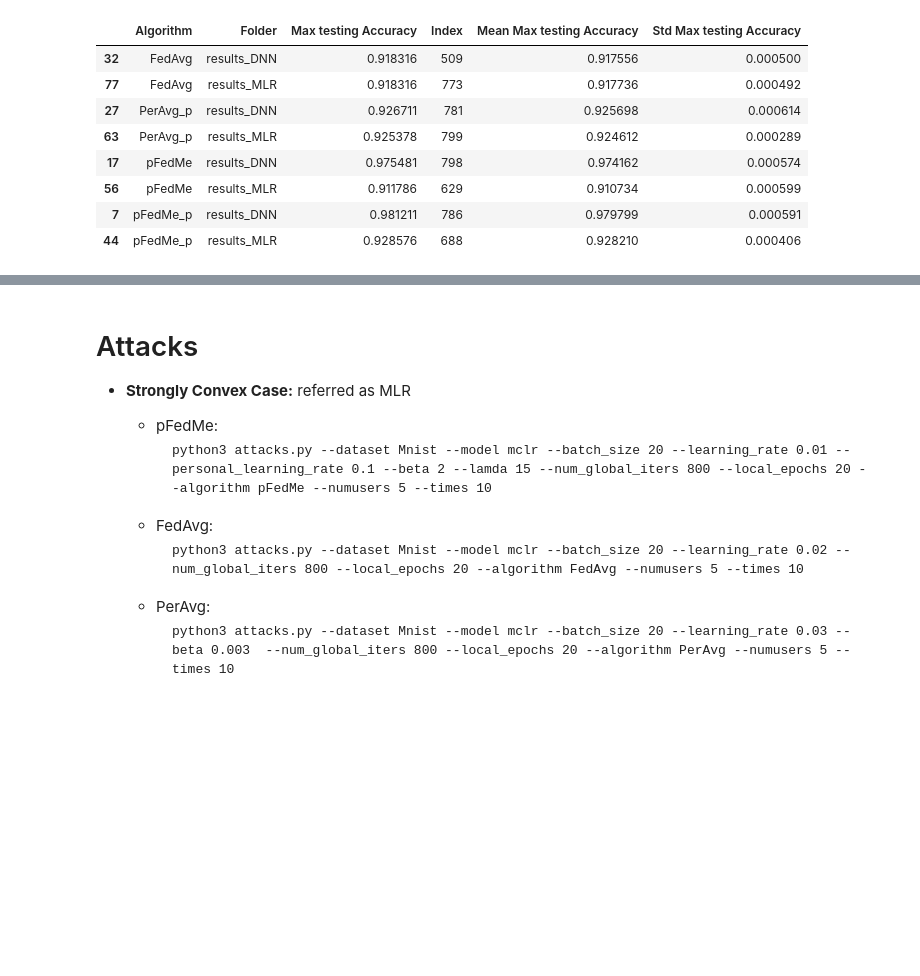
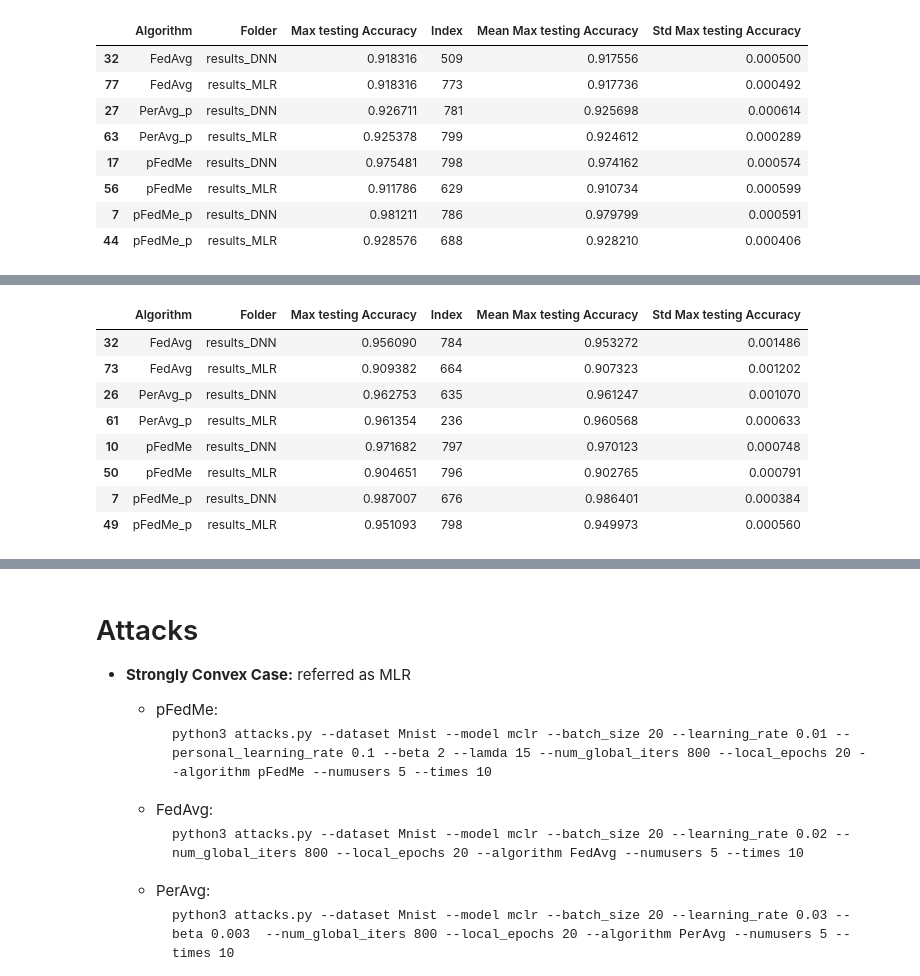
Before and after one commit to Blackangoo/DDLS_Project, a Jupyter notebook: print_results.ipynb, the cells around one changed output, grey strips where cells are left out. Drawn from its saved outputs; the diff is of its cells as text; code cells hidden in the pictures; blank space fills up the shorter version.

```diff
--- a/print_results.ipynb
+++ b/print_results.ipynb
@@ -366,0 +216,12 @@ Algorithm 3: FedAvg, Data length: 799
+# %%
+max_df(num_users=num_users, folders=folders)
+# %% [output]
+|  | Algorithm | Folder | Max testing Accuracy | Index | Mean Max testing Accuracy | Std Max testing Accuracy |
+| 32 | FedAvg | results_DNN | 0.956090 | 784 | 0.953272 | 0.001486 |
+| 73 | FedAvg | results_MLR | 0.909382 | 664 | 0.907323 | 0.001202 |
+| 26 | PerAvg_p | results_DNN | 0.962753 | 635 | 0.961247 | 0.001070 |
+| 61 | PerAvg_p | results_MLR | 0.961354 | 236 | 0.960568 | 0.000633 |
+| 10 | pFedMe | results_DNN | 0.971682 | 797 | 0.970123 | 0.000748 |
+| 50 | pFedMe | results_MLR | 0.904651 | 796 | 0.902765 | 0.000791 |
+| 7 | pFedMe_p | results_DNN | 0.987007 | 676 | 0.986401 | 0.000384 |
+| 49 | pFedMe_p | results_MLR | 0.951093 | 798 | 0.949973 | 0.000560 |
```
Also changed, not shown: parts of 11 cells of this notebook, 59 other files.
